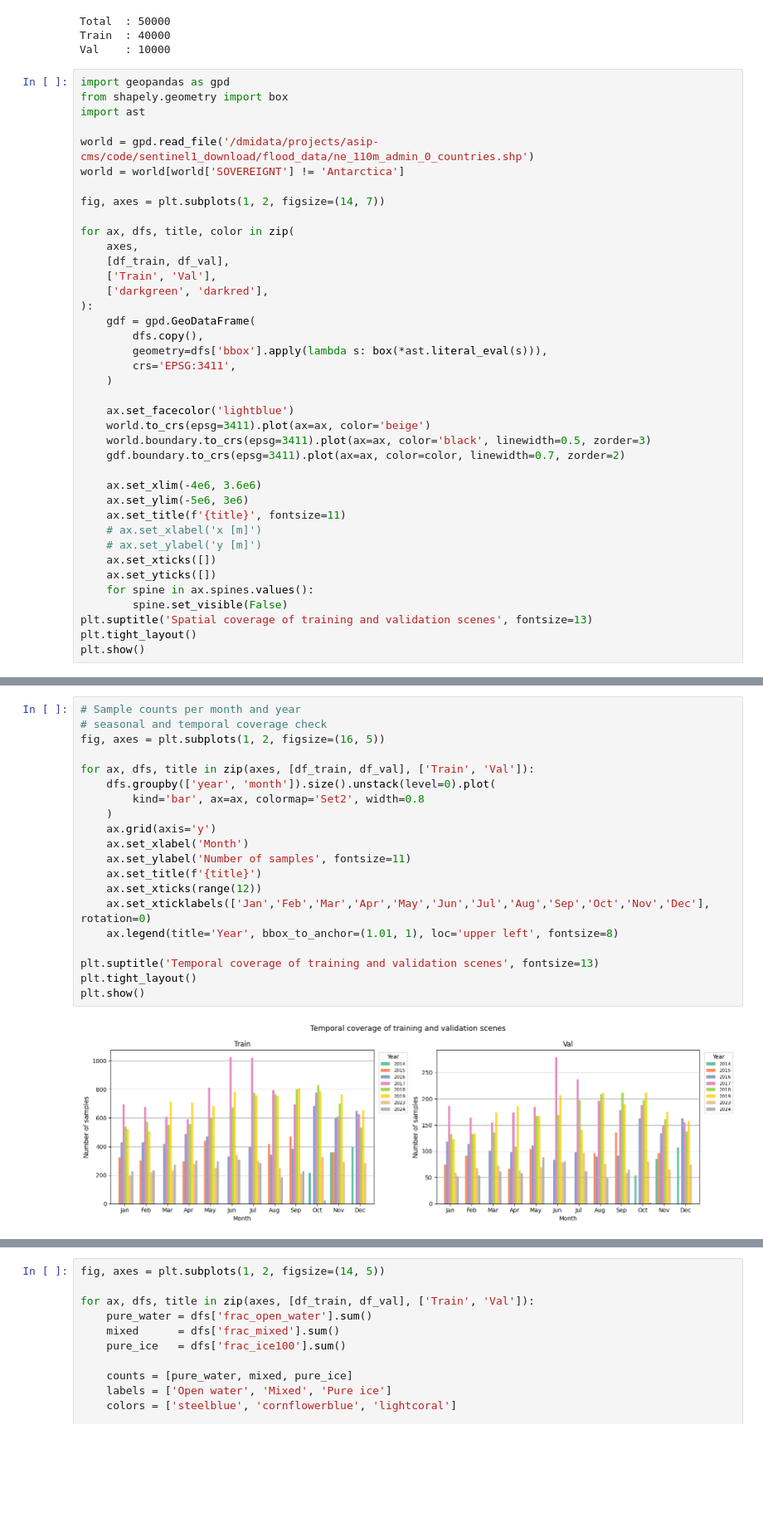
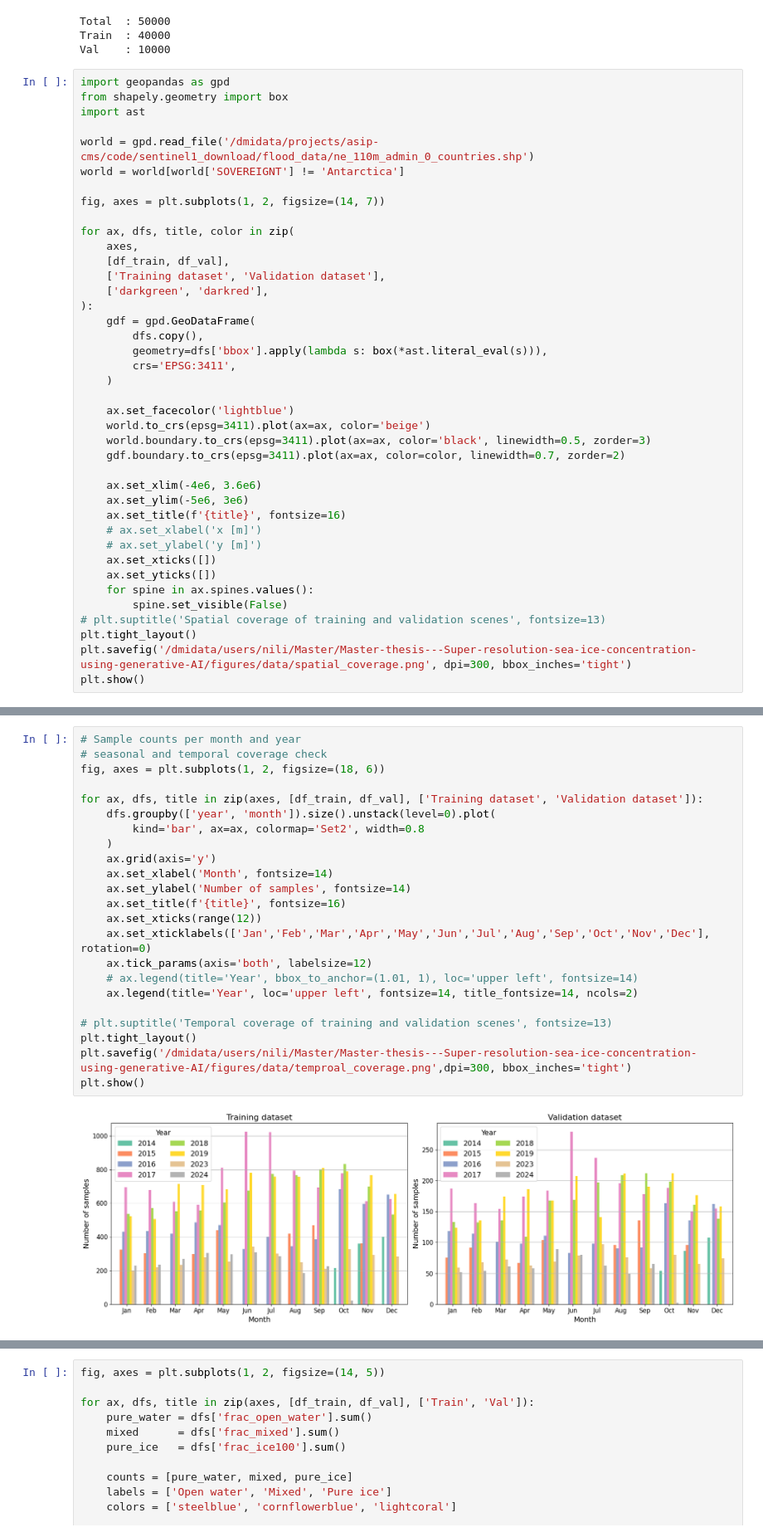
Before and after one commit to NinnaL/Master-thesis---Super-resolution-sea-ice-concentration-using-generative-AI, a Jupyter notebook: Code/data_explorer.ipynb, the cells around one changed output, grey strips where cells are left out. Shown at 83% size. Cells and saved outputs as stored; diff of their text form; blank space fills up the shorter version.

Commit message:
Updated plots, and indiviual sic product plot

```diff
--- a/Code/data_explorer.ipynb
+++ b/Code/data_explorer.ipynb
@@ -244,7 +244,7 @@ fig, axes = plt.subplots(1, 2, figsize=(14, 7))
 for ax, dfs, title, color in zip(
     axes,
     [df_train, df_val],
-    ['Train', 'Val'],
+    ['Training dataset', 'Validation dataset'],
     ['darkgreen', 'darkred'],
 ):
     gdf = gpd.GeoDataFrame(
@@ -260,14 +260,15 @@ for ax, dfs, title, color in zip(
 
     ax.set_xlim(-4e6, 3.6e6)
     ax.set_ylim(-5e6, 3e6)
-    ax.set_title(f'{title}', fontsize=11)
+    ax.set_title(f'{title}', fontsize=16)
     # ax.set_xlabel('x [m]')
     # ax.set_ylabel('y [m]')
     ax.set_xticks([])
     ax.set_yticks([])
     for spine in ax.spines.values():
         spine.set_visible(False)
-plt.suptitle('Spatial coverage of training and validation scenes', fontsize=13)
+# plt.suptitle('Spatial coverage of training and validation scenes', fontsize=13)
 plt.tight_layout()
+plt.savefig('/dmidata/users/nili/Master/Master-thesis---Super-resolution-sea-ice-concentration-using-generative-AI/figures/data/spatial_coverage.png', dpi=300, bbox_inches='tight')
 plt.show()
 # %% [output]
@@ -275,25 +276,28 @@ plt.show()
 # %%
 # Sample counts per month and year
 # seasonal and temporal coverage check
-fig, axes = plt.subplots(1, 2, figsize=(16, 5))
+fig, axes = plt.subplots(1, 2, figsize=(18, 6))
 
-for ax, dfs, title in zip(axes, [df_train, df_val], ['Train', 'Val']):
+for ax, dfs, title in zip(axes, [df_train, df_val], ['Training dataset', 'Validation dataset']):
     dfs.groupby(['year', 'month']).size().unstack(level=0).plot(
         kind='bar', ax=ax, colormap='Set2', width=0.8
     )
     ax.grid(axis='y')
-    ax.set_xlabel('Month')
-    ax.set_ylabel('Number of samples', fontsize=11)
-    ax.set_title(f'{title}')
+    ax.set_xlabel('Month', fontsize=14)
+    ax.set_ylabel('Number of samples', fontsize=14)
+    ax.set_title(f'{title}', fontsize=16)
     ax.set_xticks(range(12))
     ax.set_xticklabels(['Jan','Feb','Mar','Apr','May','Jun','Jul','Aug','Sep','Oct','Nov','Dec'], rotation=0)
-    ax.legend(title='Year', bbox_to_anchor=(1.01, 1), loc='upper left', fontsize=8)
+    ax.tick_params(axis='both', labelsize=12)
+    # ax.legend(title='Year', bbox_to_anchor=(1.01, 1), loc='upper left', fontsize=14)
+    ax.legend(title='Year', loc='upper left', fontsize=14, title_fontsize=14, ncols=2)
 
-plt.suptitle('Temporal coverage of training and validation scenes', fontsize=13)
+# plt.suptitle('Temporal coverage of training and validation scenes', fontsize=13)
 plt.tight_layout()
+plt.savefig('/dmidata/users/nili/Master/Master-thesis---Super-resolution-sea-ice-concentration-using-generative-AI/figures/data/temproal_coverage.png',dpi=300, bbox_inches='tight')
 plt.show()
 # %% [output]
-[figure, old version]
+[figure, new version]
 # %%
 # SIC pixel distribution
 # class balance check between splits
```
Also changed, not shown: parts of 2 cells of this notebook, 37 other files.
